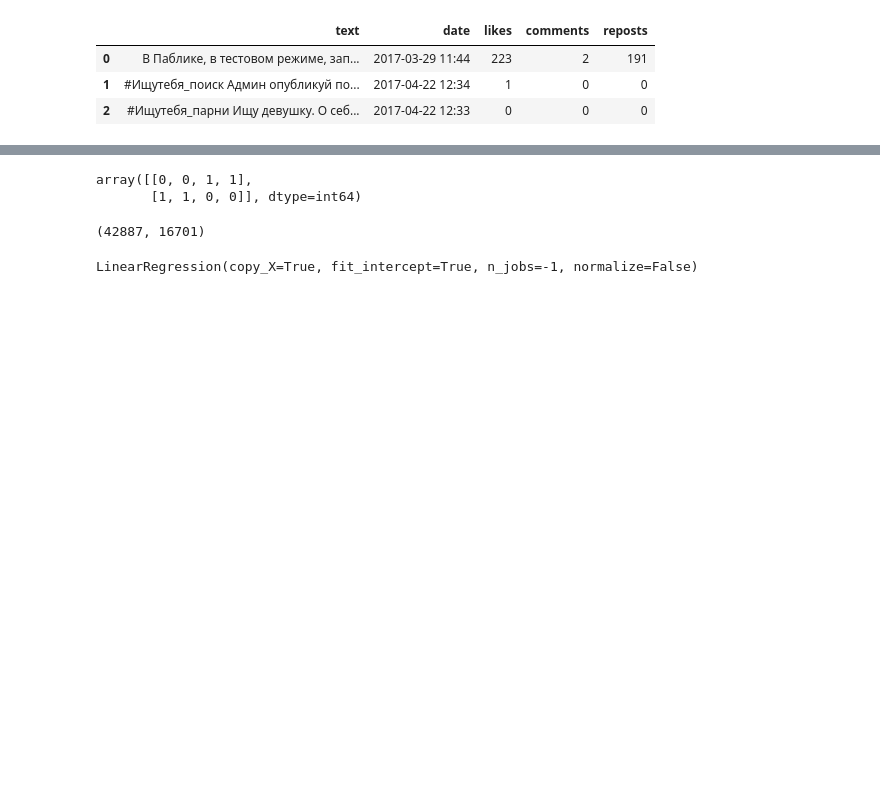
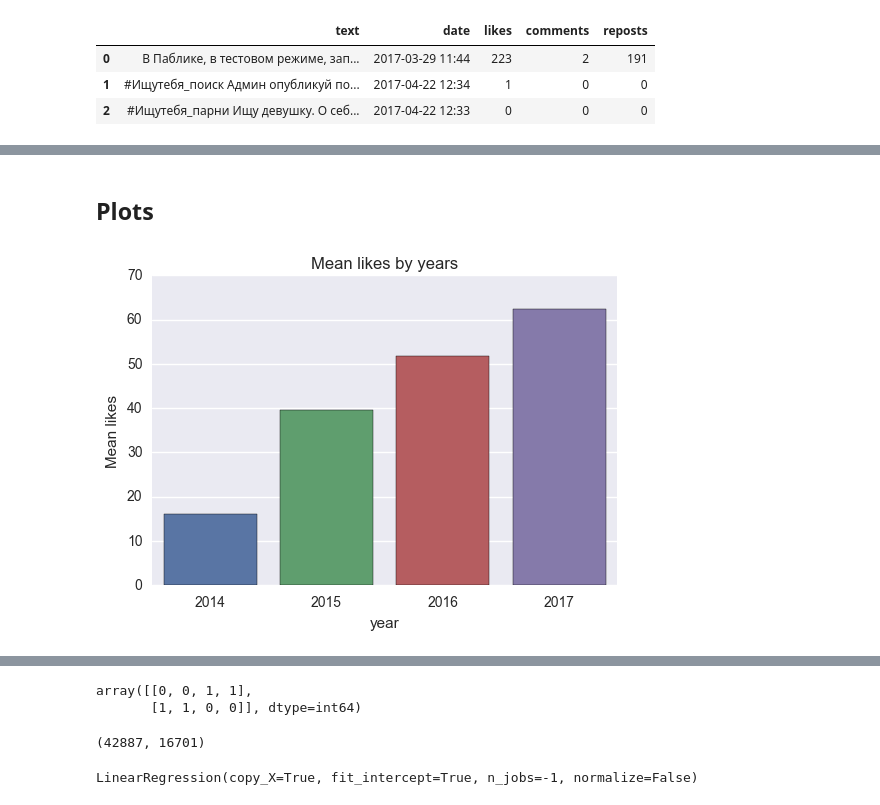
Before and after one commit to re9ulus/vk_analytics, a Jupyter notebook: src/analytics.ipynb, the cells around one changed output, grey strips where cells are left out. Cells and saved outputs as stored; diff of their text form; code cells hidden in the pictures; blank space fills up the shorter version.

Commit message:
Update analytics.ipynb, add basic plots

```diff
--- a/src/analytics.ipynb
+++ b/src/analytics.ipynb
@@ -5,5 +7,6 @@ import nltk
 # %%
 data = pd.read_csv('./vk_data.tsv', sep='\t')
+data['date'] = pd.to_datetime(data['date'])
 # %%
 data.head(3)
 # %% [output]
@@ -13,0 +26,5 @@ data.head(3)
+# %%
+data['year'] = data['date'].dt.year
+data['month'] = data['date'].dt.month
+data['day_of_month'] = data['date'].dt.day
+data['day_of_week'] = data['date'].dt.dayofweek
@@ -13,0 +38,2 @@ data.head(3)
+# %% [markdown]
+## Plots
@@ -13,0 +44,8 @@ data.head(3)
+# %%
+d = data.groupby(['year'])['likes'].mean()#.plot(kind='bar')
+sns.barplot(d.index, d.values)
+plt.title('Mean likes by years')
+plt.ylabel('Mean likes')
+plt.show()
+# %% [output]
+[figure, added]
```
Also changed, not shown: parts of 8 cells of this notebook.
